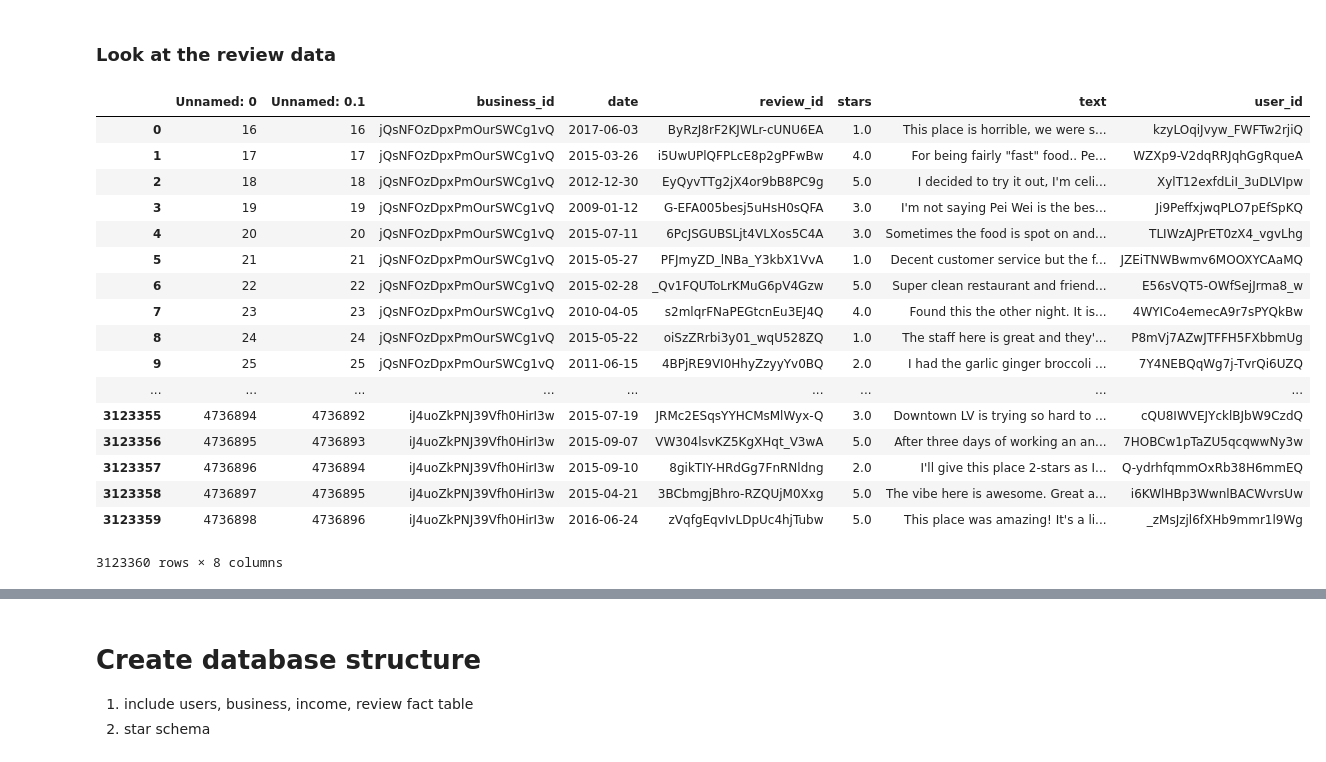
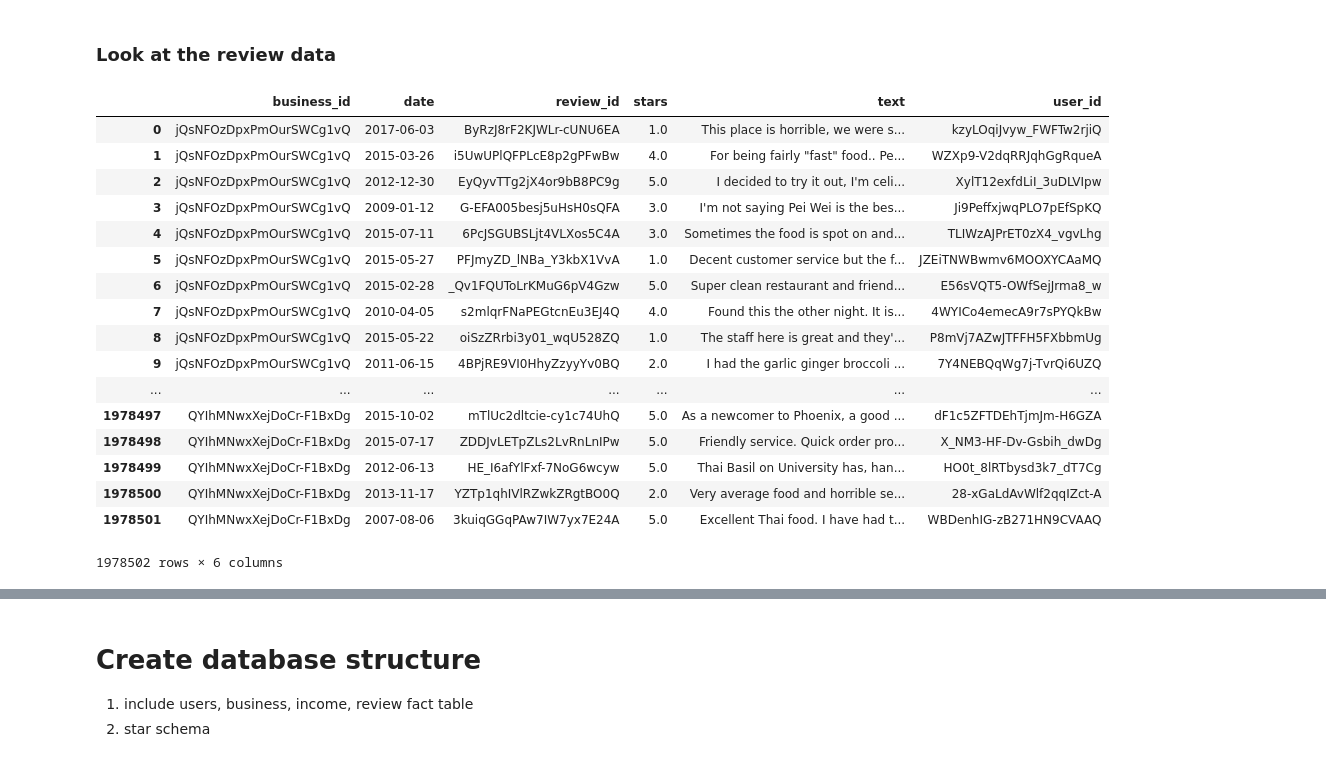
Before and after one commit to zzhang83/Yelp_Sentiment_Analysis, a Jupyter notebook: database.ipynb, the cells around one changed output, grey strips where cells are left out. Cells and saved outputs as stored; diff of their text form; code cells hidden in the pictures.

```diff
--- a/database.ipynb
+++ b/database.ipynb
@@ -8,23 +8,23 @@ c = conn.cursor()
 # %% [markdown]
 ### Look at the review data
 # %%
-pd.read_csv('data/review_data2.csv')
+pd.read_csv('data/review_subset.csv')
 # %% [output]
-|  | Unnamed: 0 | Unnamed: 0.1 | business_id | date | review_id | stars | text | user_id |
-| 0 | 16 | 16 | jQsNFOzDpxPmOurSWCg1vQ | 2017-06-03 | ByRzJ8rF2KJWLr-cUNU6EA | 1.0 | This place is horrible, we were s... | kzyLOqiJvyw_FWFTw2rjiQ |
-| 1 | 17 | 17 | jQsNFOzDpxPmOurSWCg1vQ | 2015-03-26 | i5UwUPlQFPLcE8p2gPFwBw | 4.0 | For being fairly "fast" food.. Pe... | WZXp9-V2dqRRJqhGgRqueA |
-| 2 | 18 | 18 | jQsNFOzDpxPmOurSWCg1vQ | 2012-12-30 | EyQyvTTg2jX4or9bB8PC9g | 5.0 | I decided to try it out, I'm celi... | XylT12exfdLiI_3uDLVIpw |
-| 3 | 19 | 19 | jQsNFOzDpxPmOurSWCg1vQ | 2009-01-12 | G-EFA005besj5uHsH0sQFA | 3.0 | I'm not saying Pei Wei is the bes... | Ji9PeffxjwqPLO7pEfSpKQ |
-| 4 | 20 | 20 | jQsNFOzDpxPmOurSWCg1vQ | 2015-07-11 | 6PcJSGUBSLjt4VLXos5C4A | 3.0 | Sometimes the food is spot on and... | TLIWzAJPrET0zX4_vgvLhg |
-| 5 | 21 | 21 | jQsNFOzDpxPmOurSWCg1vQ | 2015-05-27 | PFJmyZD_lNBa_Y3kbX1VvA | 1.0 | Decent customer service but the f... | JZEiTNWBwmv6MOOXYCAaMQ |
-| 6 | 22 | 22 | jQsNFOzDpxPmOurSWCg1vQ | 2015-02-28 | _Qv1FQUToLrKMuG6pV4Gzw | 5.0 | Super clean restaurant and friend... | E56sVQT5-OWfSejJrma8_w |
-| 7 | 23 | 23 | jQsNFOzDpxPmOurSWCg1vQ | 2010-04-05 | s2mlqrFNaPEGtcnEu3EJ4Q | 4.0 | Found this the other night. It is... | 4WYICo4emecA9r7sPYQkBw |
-| 8 | 24 | 24 | jQsNFOzDpxPmOurSWCg1vQ | 2015-05-22 | oiSzZRrbi3y01_wqU528ZQ | 1.0 | The staff here is great and they'... | P8mVj7AZwJTFFH5FXbbmUg |
-| 9 | 25 | 25 | jQsNFOzDpxPmOurSWCg1vQ | 2011-06-15 | 4BPjRE9VI0HhyZzyyYv0BQ | 2.0 | I had the garlic ginger broccoli ... | 7Y4NEBQqWg7j-TvrQi6UZQ |
-| ... | ... | ... | ... | ... | ... | ... | ... | ... |
-| 3123355 | 4736894 | 4736892 | iJ4uoZkPNJ39Vfh0HirI3w | 2015-07-19 | JRMc2ESqsYYHCMsMlWyx-Q | 3.0 | Downtown LV is trying so hard to ... | cQU8IWVEJYcklBJbW9CzdQ |
-| 3123356 | 4736895 | 4736893 | iJ4uoZkPNJ39Vfh0HirI3w | 2015-09-07 | VW304lsvKZ5KgXHqt_V3wA | 5.0 | After three days of working an an... | 7HOBCw1pTaZU5qcqwwNy3w |
-| 3123357 | 4736896 | 4736894 | iJ4uoZkPNJ39Vfh0HirI3w | 2015-09-10 | 8gikTIY-HRdGg7FnRNldng | 2.0 | I'll give this place 2-stars as I... | Q-ydrhfqmmOxRb38H6mmEQ |
-| 3123358 | 4736897 | 4736895 | iJ4uoZkPNJ39Vfh0HirI3w | 2015-04-21 | 3BCbmgjBhro-RZQUjM0Xxg | 5.0 | The vibe here is awesome. Great a... | i6KWlHBp3WwnlBACWvrsUw |
-| 3123359 | 4736898 | 4736896 | iJ4uoZkPNJ39Vfh0HirI3w | 2016-06-24 | zVqfgEqvIvLDpUc4hjTubw | 5.0 | This place was amazing! It's a li... | _zMsJzjl6fXHb9mmr1l9Wg |
+|  | business_id | date | review_id | stars | text | user_id |
+| 0 | jQsNFOzDpxPmOurSWCg1vQ | 2017-06-03 | ByRzJ8rF2KJWLr-cUNU6EA | 1.0 | This place is horrible, we were s... | kzyLOqiJvyw_FWFTw2rjiQ |
+| 1 | jQsNFOzDpxPmOurSWCg1vQ | 2015-03-26 | i5UwUPlQFPLcE8p2gPFwBw | 4.0 | For being fairly "fast" food.. Pe... | WZXp9-V2dqRRJqhGgRqueA |
+| 2 | jQsNFOzDpxPmOurSWCg1vQ | 2012-12-30 | EyQyvTTg2jX4or9bB8PC9g | 5.0 | I decided to try it out, I'm celi... | XylT12exfdLiI_3uDLVIpw |
+| 3 | jQsNFOzDpxPmOurSWCg1vQ | 2009-01-12 | G-EFA005besj5uHsH0sQFA | 3.0 | I'm not saying Pei Wei is the bes... | Ji9PeffxjwqPLO7pEfSpKQ |
+| 4 | jQsNFOzDpxPmOurSWCg1vQ | 2015-07-11 | 6PcJSGUBSLjt4VLXos5C4A | 3.0 | Sometimes the food is spot on and... | TLIWzAJPrET0zX4_vgvLhg |
+| 5 | jQsNFOzDpxPmOurSWCg1vQ | 2015-05-27 | PFJmyZD_lNBa_Y3kbX1VvA | 1.0 | Decent customer service but the f... | JZEiTNWBwmv6MOOXYCAaMQ |
+| 6 | jQsNFOzDpxPmOurSWCg1vQ | 2015-02-28 | _Qv1FQUToLrKMuG6pV4Gzw | 5.0 | Super clean restaurant and friend... | E56sVQT5-OWfSejJrma8_w |
+| 7 | jQsNFOzDpxPmOurSWCg1vQ | 2010-04-05 | s2mlqrFNaPEGtcnEu3EJ4Q | 4.0 | Found this the other night. It is... | 4WYICo4emecA9r7sPYQkBw |
+| 8 | jQsNFOzDpxPmOurSWCg1vQ | 2015-05-22 | oiSzZRrbi3y01_wqU528ZQ | 1.0 | The staff here is great and they'... | P8mVj7AZwJTFFH5FXbbmUg |
+| 9 | jQsNFOzDpxPmOurSWCg1vQ | 2011-06-15 | 4BPjRE9VI0HhyZzyyYv0BQ | 2.0 | I had the garlic ginger broccoli ... | 7Y4NEBQqWg7j-TvrQi6UZQ |
+| ... | ... | ... | ... | ... | ... | ... |
+| 1978497 | QYIhMNwxXejDoCr-F1BxDg | 2015-10-02 | mTlUc2dltcie-cy1c74UhQ | 5.0 | As a newcomer to Phoenix, a good ... | dF1c5ZFTDEhTjmJm-H6GZA |
+| 1978498 | QYIhMNwxXejDoCr-F1BxDg | 2015-07-17 | ZDDJvLETpZLs2LvRnLnIPw | 5.0 | Friendly service. Quick order pro... | X_NM3-HF-Dv-Gsbih_dwDg |
+| 1978499 | QYIhMNwxXejDoCr-F1BxDg | 2012-06-13 | HE_I6afYlFxf-7NoG6wcyw | 5.0 | Thai Basil on University has, han... | HO0t_8lRTbysd3k7_dT7Cg |
+| 1978500 | QYIhMNwxXejDoCr-F1BxDg | 2013-11-17 | YZTp1qhIVlRZwkZRgtBO0Q | 2.0 | Very average food and horrible se... | 28-xGaLdAvWlf2qqIZct-A |
+| 1978501 | QYIhMNwxXejDoCr-F1BxDg | 2007-08-06 | 3kuiqGGqPAw7IW7yx7E24A | 5.0 | Excellent Thai food. I have had t... | WBDenhIG-zB271HN9CVAAQ |
-3123360 rows × 8 columns
+1978502 rows × 6 columns
```
Also changed, not shown: parts of 15 cells of this notebook.
